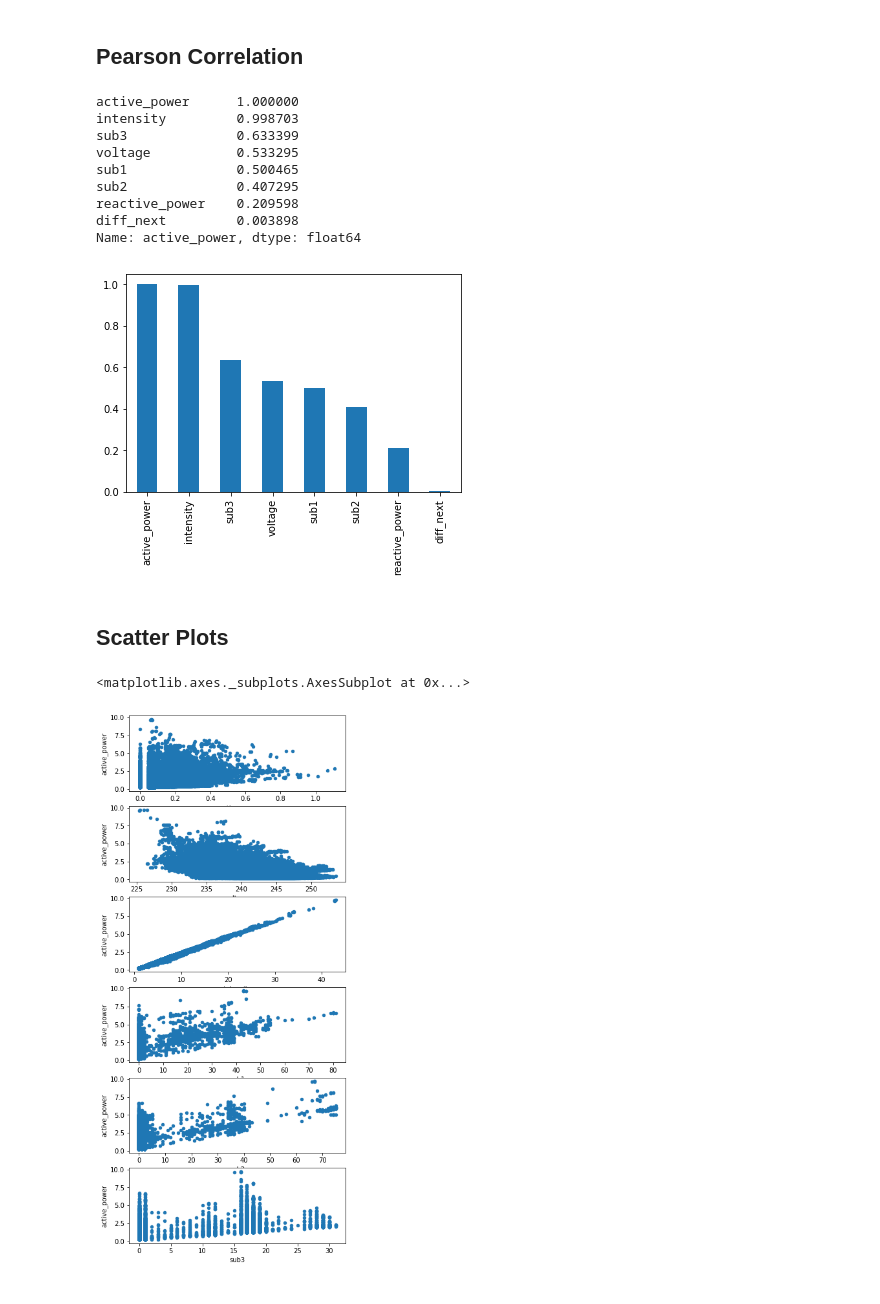
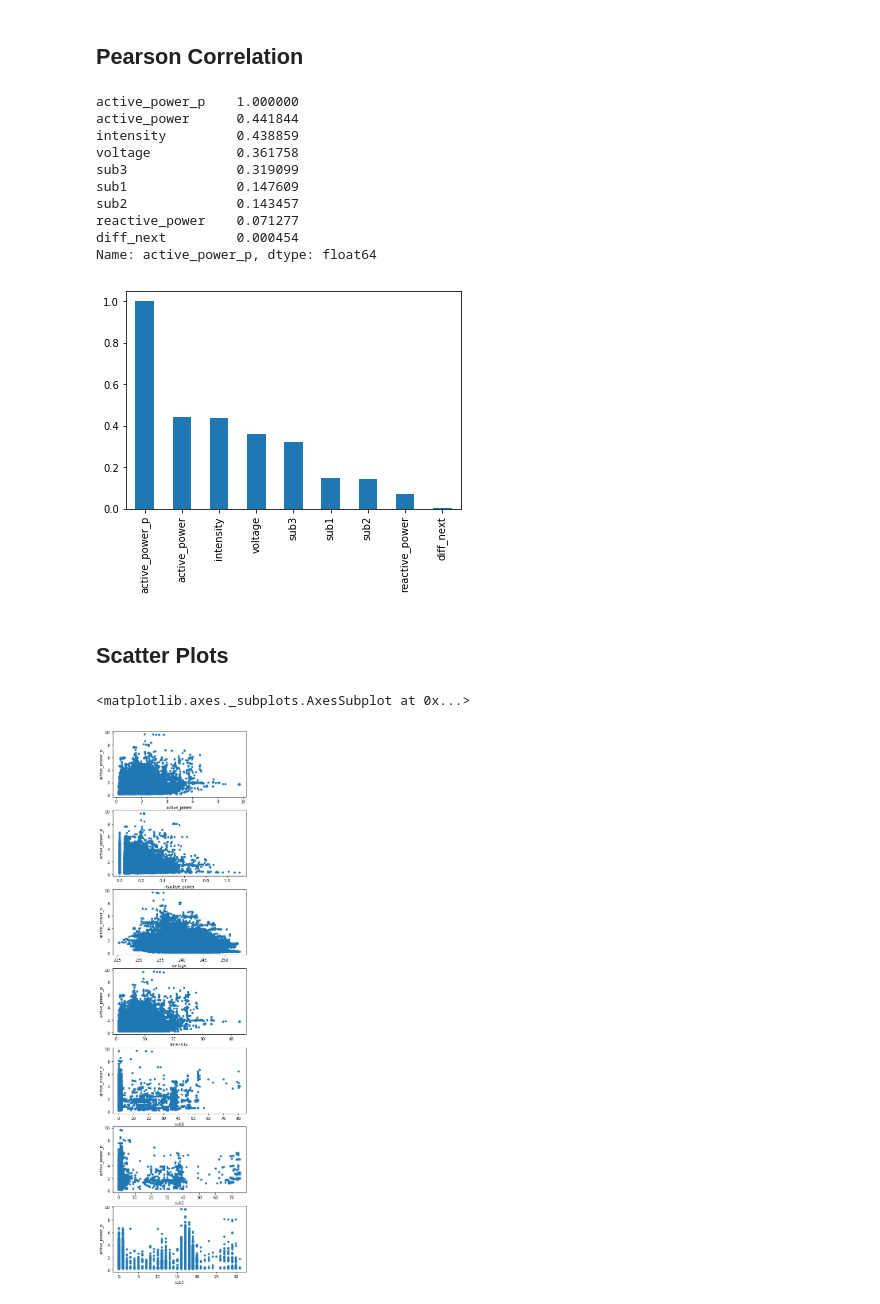
Before and after one commit to AndersonJo/hybrid-lstm, a Jupyter notebook: 01 Understanding Dataset.ipynb, the cells around one changed output. Saved outputs shown, nothing was run; the diff lists cells and outputs as text; code cells hidden in the pictures.

```diff
--- a/01 Understanding Dataset.ipynb
+++ b/01 Understanding Dataset.ipynb
@@ -64,0 +46,3 @@ test_y : (8729, 1)
+# %%
+PREDICT_SIZE = 64
+BATCH_SIZE = 2048
@@ -64,0 +51,7 @@ test_y : (8729, 1)
+# %%
+dataset, data_x, data_y = load_household_power_consumption()
+
+# Add Y
+dataset['active_power_p'] = dataset['active_power'].shift(PREDICT_SIZE)
+dataset.dropna(inplace=True)
+display(dataset.head())
@@ -64,0 +69,9 @@ test_y : (8729, 1)
+# %%
+def foo(x):
+    h = x.hour
+    if x.minute >= 30:
+        h += 0.5
+    return h
+
+dataset['hour'] = dataset.index.map(foo)
+pd.get_dummies(dataset, prefix='h', columns=['hour'])
@@ -66,34 +99,36 @@ test_y : (8729, 1)
 ## Pearson Correlation
 # %%
 def show_correlation(data):
-    d = np.sqrt((data.corr()['active_power']**2)).sort_values(ascending=False)
+    d = np.sqrt((data.corr()['active_power_p']**2)).sort_values(ascending=False)
     display(d)
     d.plot(kind='bar')
 
 show_correlation(dataset)
 # %% [output]
-active_power      1.000000
-intensity         0.998703
-sub3              0.633399
-voltage           0.533295
-sub1              0.500465
-sub2              0.407295
-reactive_power    0.209598
-diff_next         0.003898
-Name: active_power, dtype: float64
+active_power_p    1.000000
+active_power      0.441844
+intensity         0.438859
+voltage           0.361758
+sub3              0.319099
+sub1              0.147609
+sub2              0.143457
+reactive_power    0.071277
+diff_next         0.000454
+Name: active_power_p, dtype: float64
-[figure, old version]
+[figure, new version]
 # %% [markdown]
 ## Scatter Plots
 # %%
-fig, plots = subplots(6, 1)
-fig.set_figheight(15)
+fig, plots = subplots(7, 1)
+fig.set_figheight(25)
 
-dataset.plot('reactive_power', 'active_power', kind='scatter', ax=plots[0])
-dataset.plot('voltage', 'active_power', kind='scatter', ax=plots[1])
-dataset.plot('intensity', 'active_power', kind='scatter', ax=plots[2])
-dataset.plot('sub1', 'active_power', kind='scatter', ax=plots[3])
-dataset.plot('sub2', 'active_power', kind='scatter', ax=plots[4])
-dataset.plot('sub3', 'active_power', kind='scatter', ax=plots[5])
+dataset.plot('active_power', 'active_power_p', kind='scatter', ax=plots[0])
+dataset.plot('reactive_power', 'active_power_p', kind='scatter', ax=plots[1])
+dataset.plot('voltage', 'active_power_p', kind='scatter', ax=plots[2])
+dataset.plot('intensity', 'active_power_p', kind='scatter', ax=plots[3])
+dataset.plot('sub1', 'active_power_p', kind='scatter', ax=plots[4])
+dataset.plot('sub2', 'active_power_p', kind='scatter', ax=plots[5])
+dataset.plot('sub3', 'active_power_p', kind='scatter', ax=plots[6])
 # %% [output]
 <matplotlib.axes._subplots.AxesSubplot at 0x...>
-[figure, old version]
+[figure, new version]
```
Also changed, not shown: parts of 7 cells of this notebook, 2 other files.
